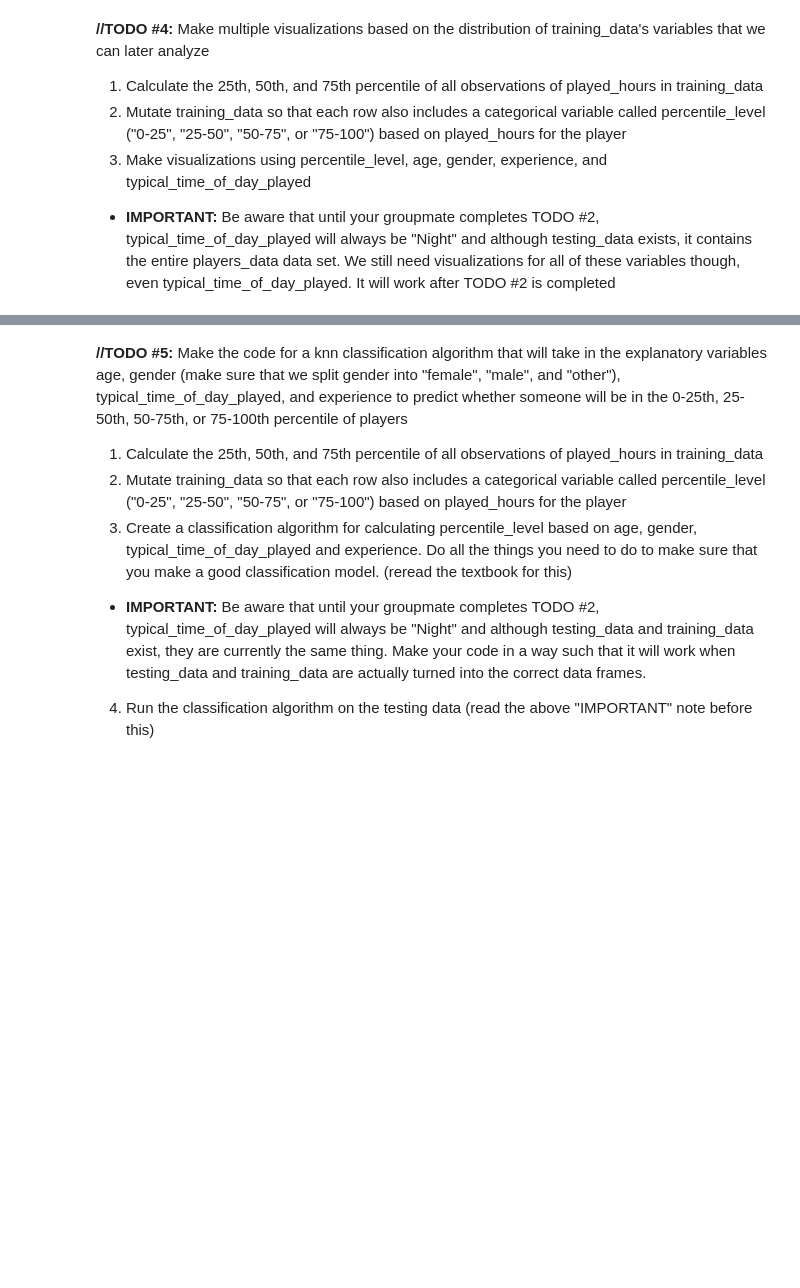
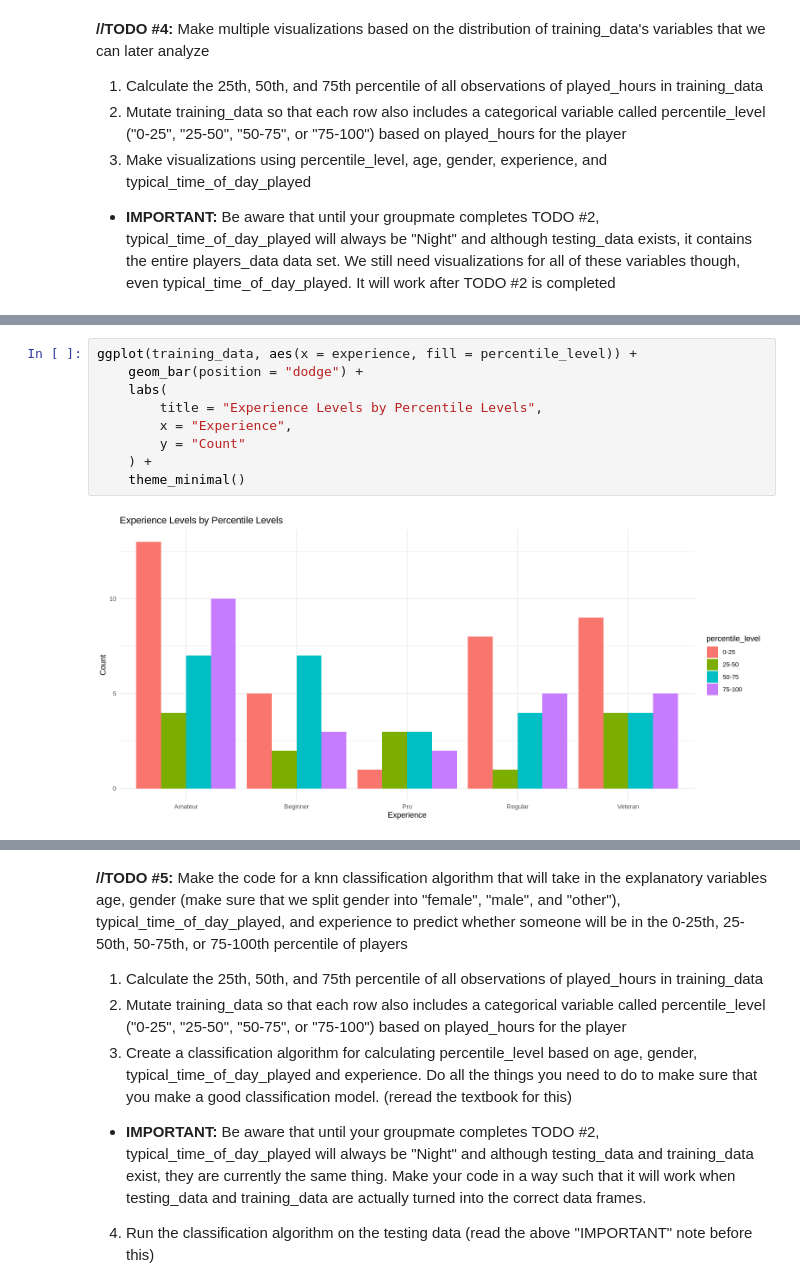
Before and after one commit to alanyhwang/dsci100_mc_project, a Jupyter notebook: dsci_project_main.ipynb, the cells around one changed output, grey strips where cells are left out. Cells and saved outputs as stored; diff of their text form; blank space fills up the shorter version.

```diff
--- a/dsci_project_main.ipynb
+++ b/dsci_project_main.ipynb
@@ -272,0 +294,11 @@ This fact made us reconsider our approach to answering our question: if it's rea
+# %%
+ggplot(training_data, aes(x = experience, fill = percentile_level)) +
+    geom_bar(position = "dodge") +
+    labs(
+        title = "Experience Levels by Percentile Levels",
+        x = "Experience",
+        y = "Count"
+    ) +
+    theme_minimal()
+# %% [output]
+[figure, added]
```
Also changed, not shown: parts of 8 cells of this notebook.
